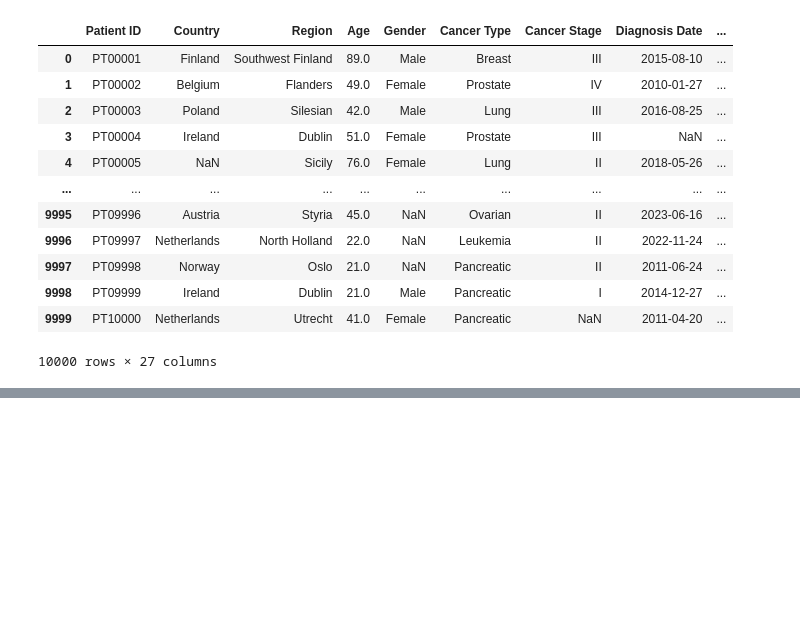
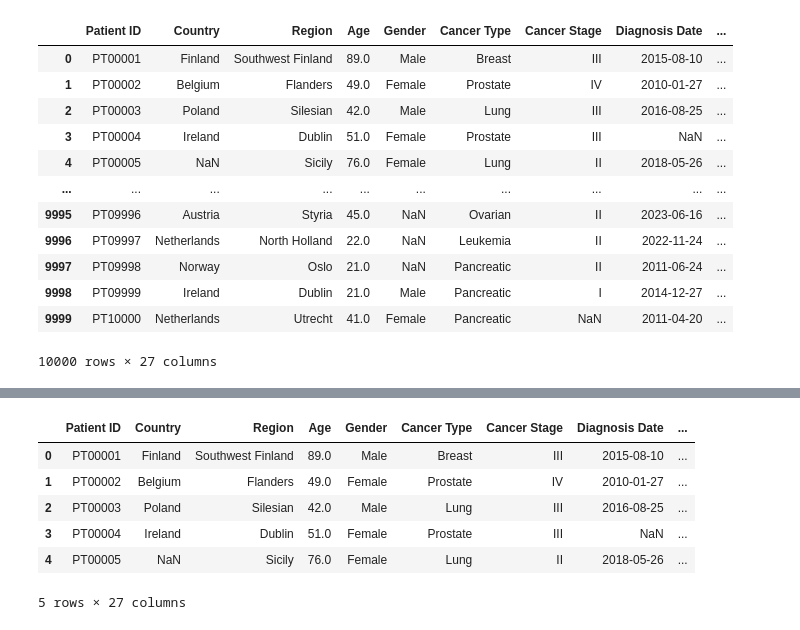
Before and after one commit to marcus1989/European_Cancer_Data, a Jupyter notebook: jupyter_notebooks/ETL.ipynb, the cells around one changed output, grey strips where cells are left out. Cells and saved outputs as stored; diff of their text form; code cells hidden in the pictures; blank space fills up the shorter version.

```diff
--- a/jupyter_notebooks/ETL.ipynb
+++ b/jupyter_notebooks/ETL.ipynb
@@ -100,0 +94,11 @@ except Exception as e:
+# %%
+#get the general overview of dataset with head
+df.head()
+# %% [output]
+|  | Patient ID | Country | Region | Age | Gender | Cancer Type | Cancer Stage | Diagnosis Date | ... |
+| 0 | PT00001 | Finland | Southwest Finland | 89.0 | Male | Breast | III | 2015-08-10 | ... |
+| 1 | PT00002 | Belgium | Flanders | 49.0 | Female | Prostate | IV | 2010-01-27 | ... |
+| 2 | PT00003 | Poland | Silesian | 42.0 | Male | Lung | III | 2016-08-25 | ... |
+| 3 | PT00004 | Ireland | Dublin | 51.0 | Female | Prostate | III | NaN | ... |
+| 4 | PT00005 | NaN | Sicily | 76.0 | Female | Lung | II | 2018-05-26 | ... |
+5 rows × 27 columns
```
Also changed, not shown: parts of 31 cells of this notebook, 2 other files.
